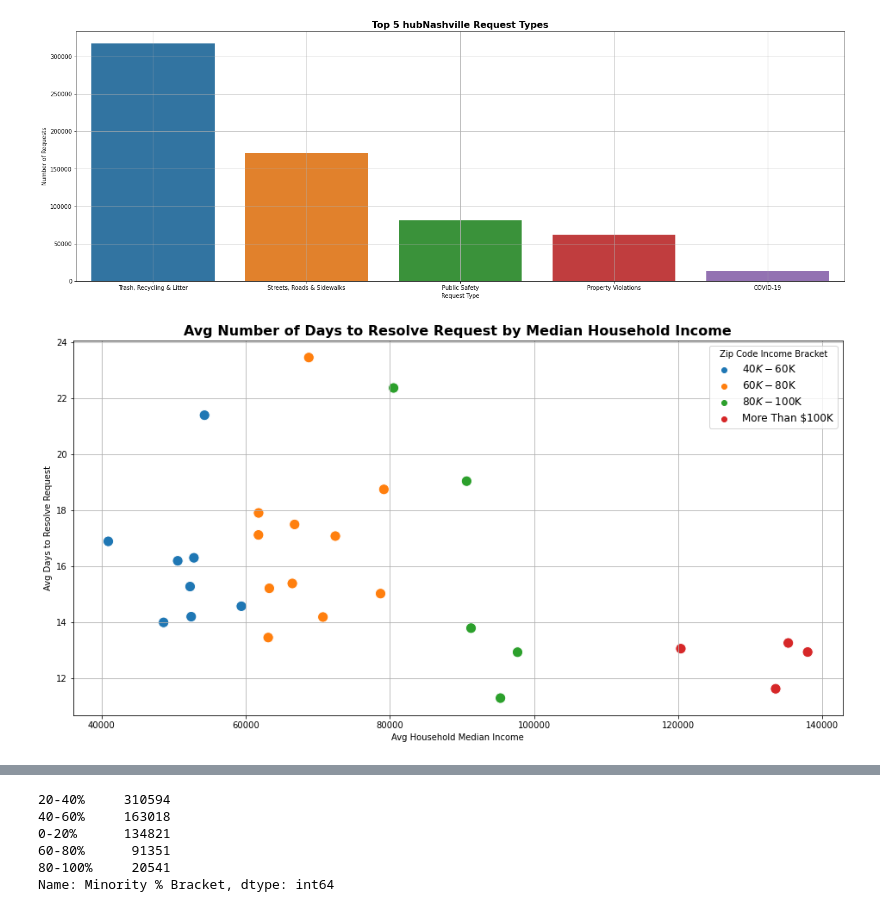
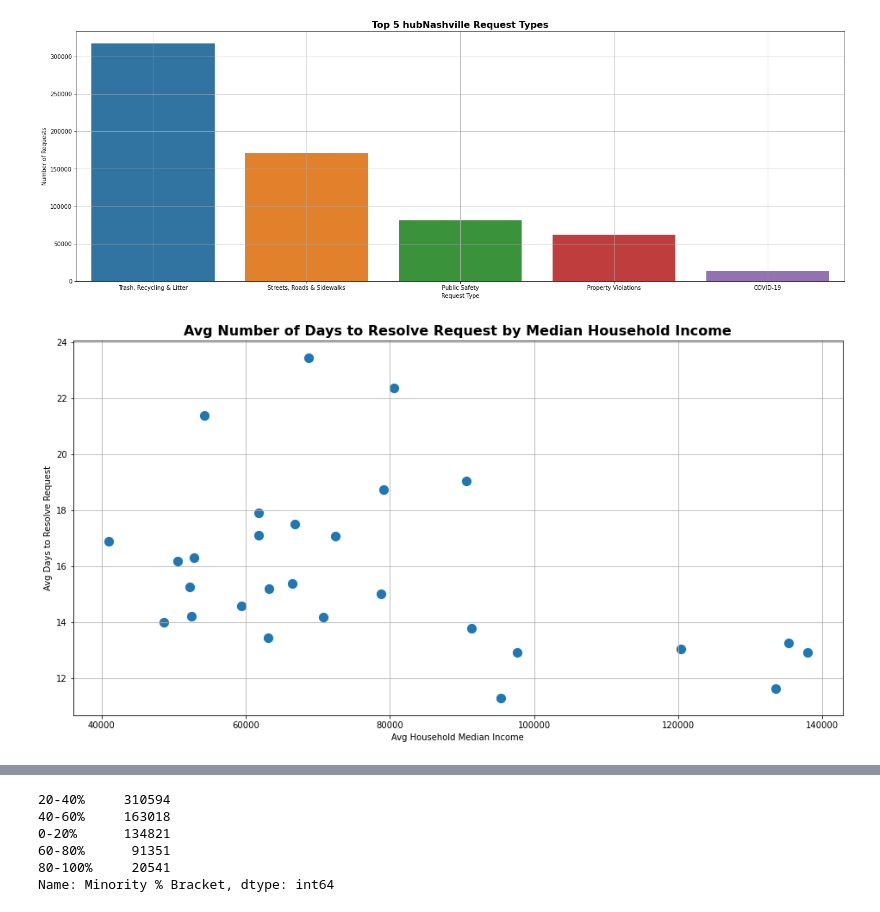
Before and after one commit to PrestonSpencer/Capstone-Nashville-Software-School-Nashville-311-Analysis, a Jupyter notebook: notebooks/visuals_and_analysis.ipynb, the cells around one changed output, grey strips where cells are left out. Cells and saved outputs as stored; diff of their text form; code cells hidden in the pictures.

```diff
--- a/notebooks/visuals_and_analysis.ipynb
+++ b/notebooks/visuals_and_analysis.ipynb
@@ -95,18 +168,18 @@ plt.grid();
 # %%
 def avg_resp_time(main_df):
     return main_df['Days to Resolve'].mean()
 avg_response_time_zip = main_df.groupby(['Households (Median Income)', 'Income Bracket']).apply(avg_resp_time)
 avg_response_time_zip = avg_response_time_zip.reset_index()
 avg_response_time_zip.head()
 plt.figure(figsize = (16,8))
-sns.scatterplot(x = 'Households (Median Income)', y = 0, hue = 'Income Bracket', data = avg_response_time_zip, s = 150)
+sns.scatterplot(x = 'Households (Median Income)', y = 0, data = avg_response_time_zip, s = 150)
 plt.ylabel('Avg Days to Resolve Request')
 plt.xlabel('Avg Household Median Income')
 plt.title('Avg Number of Days to Resolve Request by Median Household Income', weight = 'bold', fontsize = 16)
-plt.legend(title = 'Zip Code Income Bracket', fontsize = 12)
+# plt.legend(title = 'Zip Code Income Bracket', fontsize = 12)
 plt.grid();
 # %% [output]
-[figure, old version]
+[figure, new version]
 # %%
 main_df['Minority Population %'].value_counts()
 # %% [output]
```
Also changed, not shown: parts of 26 cells of this notebook, 7 other files.
